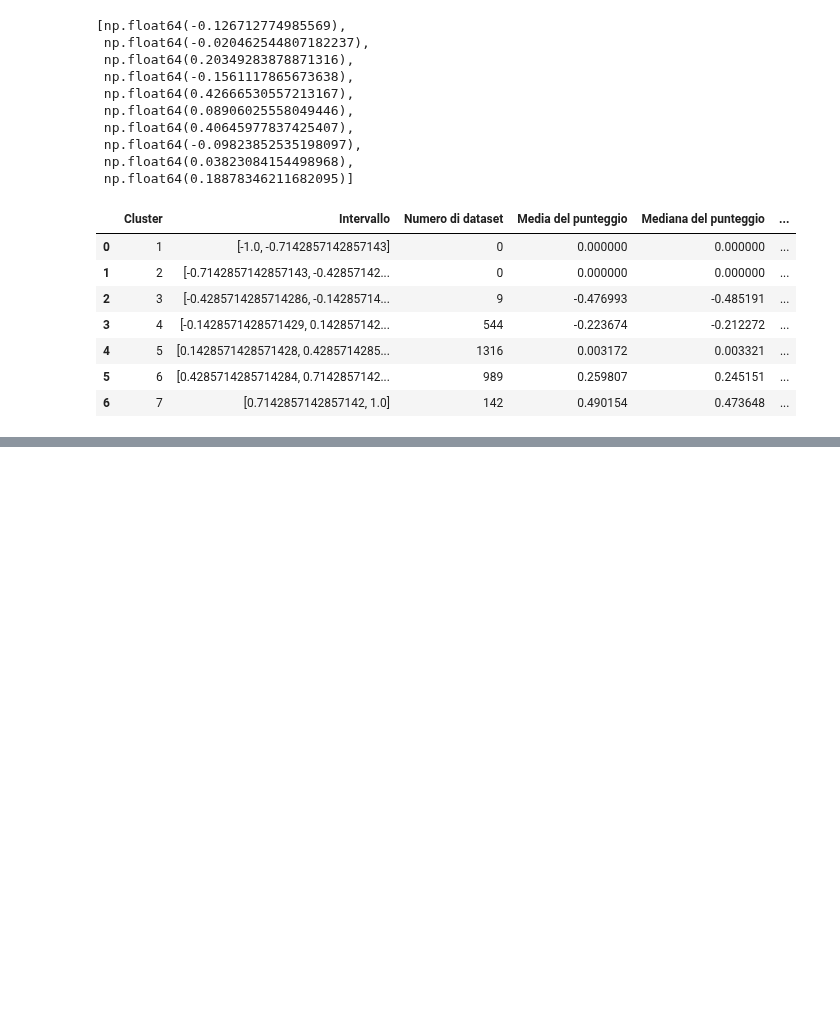
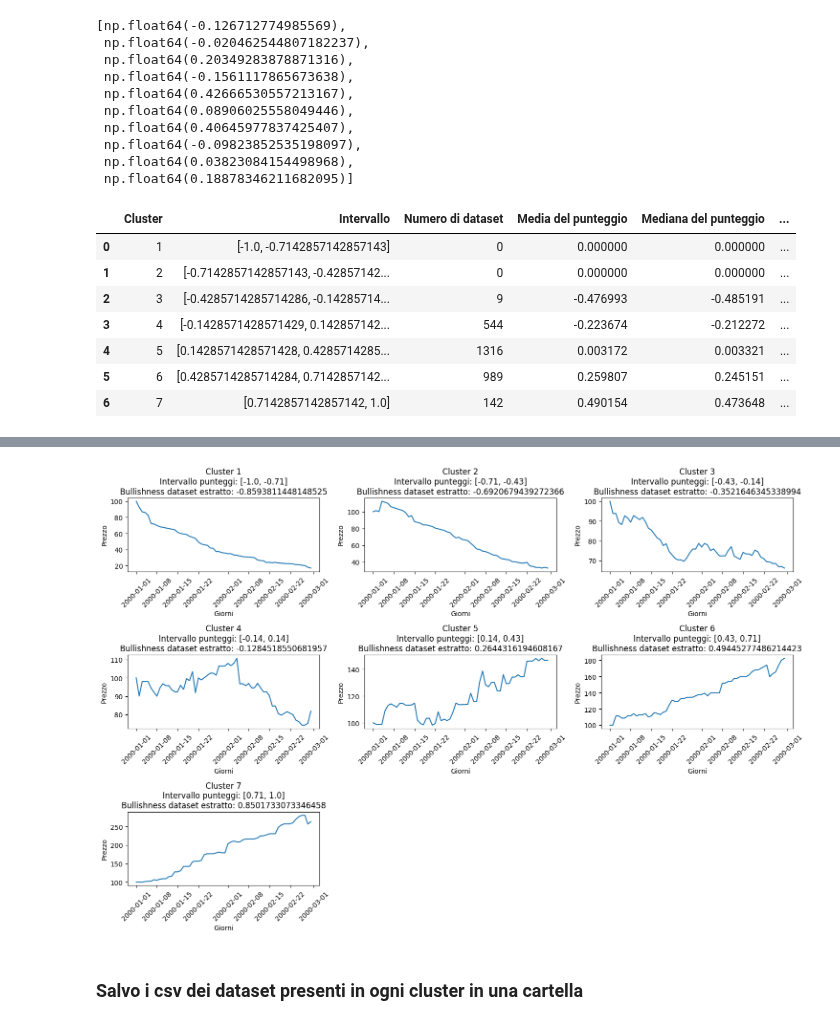
Before and after one commit to AleImbri/Crypto-strategies-simulations, a Jupyter notebook: Clustering datasets.ipynb, the cells around one changed output, grey strips where cells are left out. Drawn from its saved outputs; the diff is of its cells as text; code cells hidden in the pictures; blank space fills up the shorter version.

```diff
--- a/Clustering datasets.ipynb
+++ b/Clustering datasets.ipynb
@@ -236,0 +262,20 @@ df_statistiche
+# %%
+def genera_dataset_sintetico(L, punteggio_target, distribuzione_variazioni_positive, distribuzione_variazioni_negative):
+    # Genera un dataset sintetico di lunghezza L giorni con un punteggio di bullishness target
+    prezzi = [100]  # Prezzo iniziale
+    for _ in range(L - 1):
+        if np.random.rand() < (punteggio_target + 1) / 2: # Converto il punteggio da [-1, 1] a [0, 1]
+            # Aggiungi una salita
+            variazioni = [valore[0] for valore in distribuzione_variazioni_positive.values()]
+            probabilita = [valore[1] for valore in distribuzione_variazioni_positive.values()]
+        else:
+            # Aggiungi una discesa
+            variazioni = [valore[0] for valore in distribuzione_variazioni_negative.values()]
+            probabilita = [valore[1] for valore in distribuzione_variazioni_negative.values()]
+
+        # Normalizzo le probabilità per assicurarmi che sommino a 1
+        probabilita = probabilita / np.sum(probabilita)
+
+        variazione = np.random.choice(variazioni, p=probabilita)
+        prezzi.append(prezzi[-1] * (1 + variazione))
+    return prezzi
@@ -236,0 +357,31 @@ df_statistiche
+# %%
+# Seleziona un dataset casuale per ogni cluster e crea un grafico
+def plot_dataset_per_cluster(dataset_sintetici, n_clusters, distribuzione_variazioni):
+    plt.figure(figsize=(15, 10))
+
+    for i in range(n_clusters):
+        # Filtra i dataset del cluster corrente
+        datasets_cluster = [d for d in dataset_sintetici if d['Cluster'] == i + 1]
+
+        # Seleziona un dataset casuale
+        dizionario_casuale = random.choice(datasets_cluster)
+        dataset_casuale = dizionario_casuale['Dataset']
+        punteggio_dataset_casuale = dizionario_casuale['Punteggio']
+
+        # Crea il subplot per il cluster
+        plt.subplot(3, 3, i + 1)  # 3 righe, 3 colonne di grafici
+        plt.plot(dataset_casuale['Timestamp'], dataset_casuale['Price'], label=f'Cluster {i + 1}')
+        plt.xlabel('Giorni')
+        plt.ylabel('Prezzo')
+        plt.title(f'Cluster {i + 1}\nIntervallo punteggi: {[round(-1 + i * 2 / n_clusters, 2), round(-1 + (i + 1) * 2 / n_clusters, 2)]}\nBullishness dataset estratto: {punteggio_dataset_casuale}')
+        plt.xticks(rotation=45)
+
+    plt.tight_layout()
+    plt.show()
+
+# Chiama la funzione per visualizzare i grafici
+plot_dataset_per_cluster(dataset_sintetici, n_clusters, distribuzione_variazioni)
+# %% [output]
+[figure, added]
+# %% [markdown]
+### Salvo i csv dei dataset presenti in ogni cluster in una cartella
```
Also changed, not shown: parts of 9 cells of this notebook.
